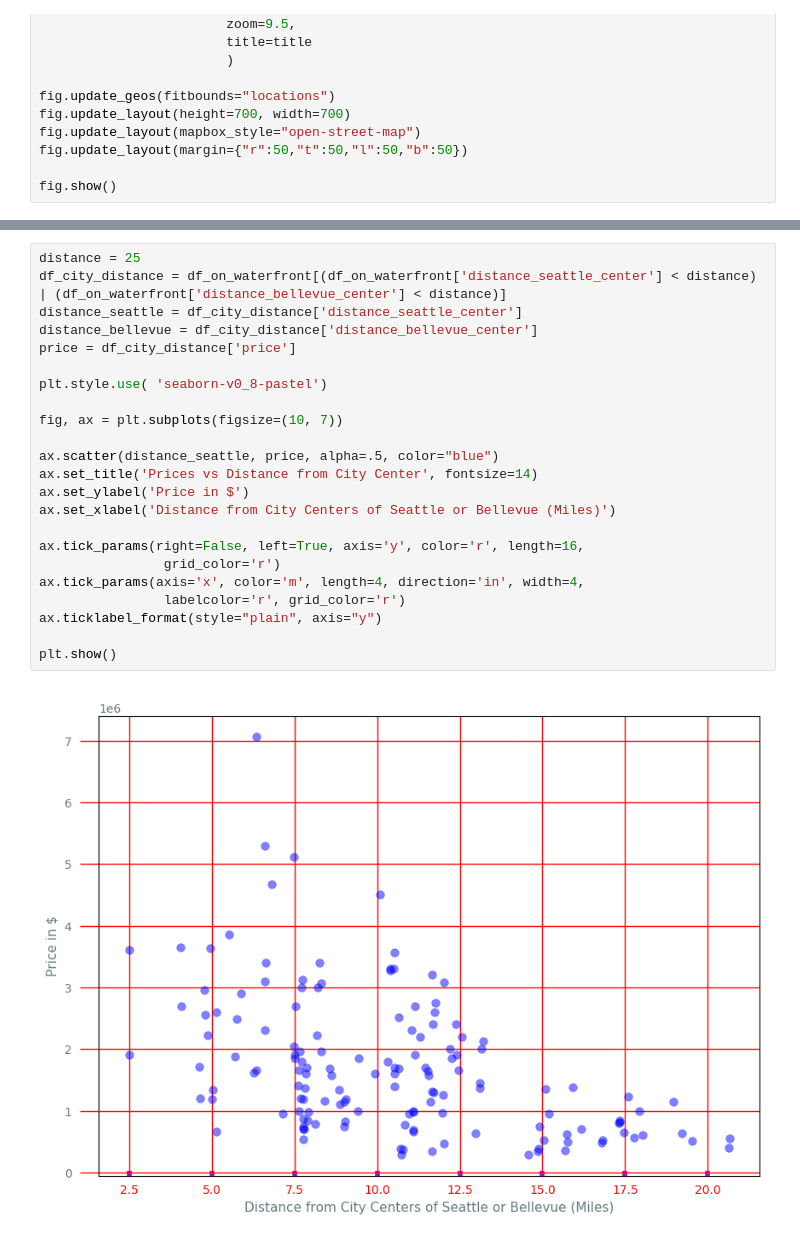
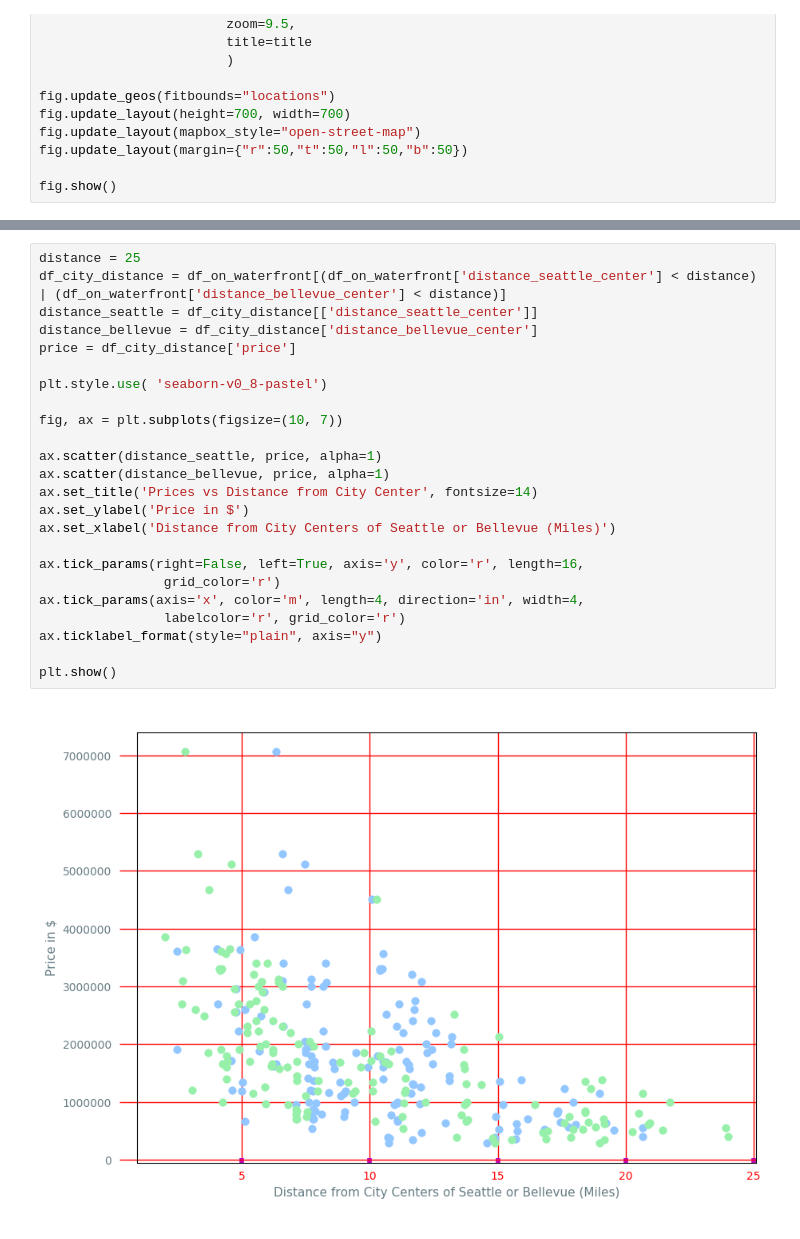
Before and after one commit to kayoken/eda-real-estate, a Jupyter notebook: EDA.ipynb, the cells around one changed output, grey strips where cells are left out. Drawn from its saved outputs; the diff is of its cells as text.

```diff
--- a/EDA.ipynb
+++ b/EDA.ipynb
@@ -198,28 +167,29 @@ Findings:
 # %%
 distance = 25
 df_city_distance = df_on_waterfront[(df_on_waterfront['distance_seattle_center'] < distance) | (df_on_waterfront['distance_bellevue_center'] < distance)]
-distance_seattle = df_city_distance['distance_seattle_center']
+distance_seattle = df_city_distance[['distance_seattle_center']]
 distance_bellevue = df_city_distance['distance_bellevue_center']
 price = df_city_distance['price']
 
 plt.style.use( 'seaborn-v0_8-pastel')
 
 fig, ax = plt.subplots(figsize=(10, 7))
 
-ax.scatter(distance_seattle, price, alpha=.5, color="blue")
+ax.scatter(distance_seattle, price, alpha=1)
+ax.scatter(distance_bellevue, price, alpha=1)
 ax.set_title('Prices vs Distance from City Center', fontsize=14)
 ax.set_ylabel('Price in $')
 ax.set_xlabel('Distance from City Centers of Seattle or Bellevue (Miles)')
 
 ax.tick_params(right=False, left=True, axis='y', color='r', length=16,
                 grid_color='r')
 ax.tick_params(axis='x', color='m', length=4, direction='in', width=4,
                 labelcolor='r', grid_color='r')
 ax.ticklabel_format(style="plain", axis="y")
 
 plt.show()
 # %% [output]
-[figure, old version]
+[figure, new version]
 # %%
 df_on_waterfront['price'].describe()
 # %% [output]
```
Also changed, not shown: parts of 13 cells of this notebook.
